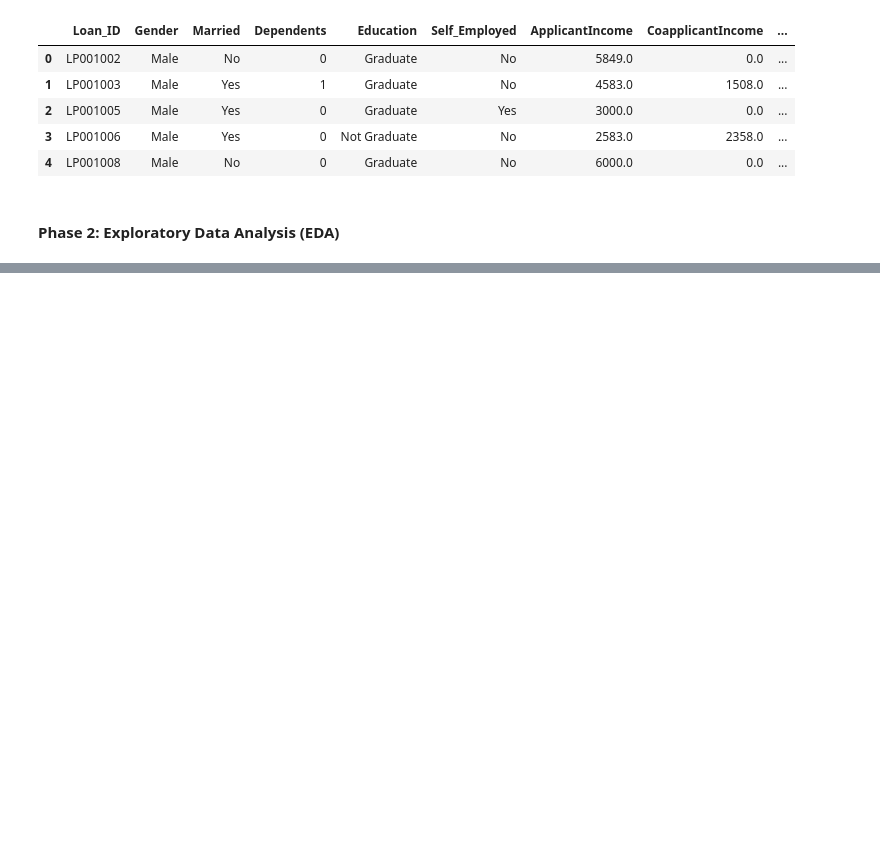
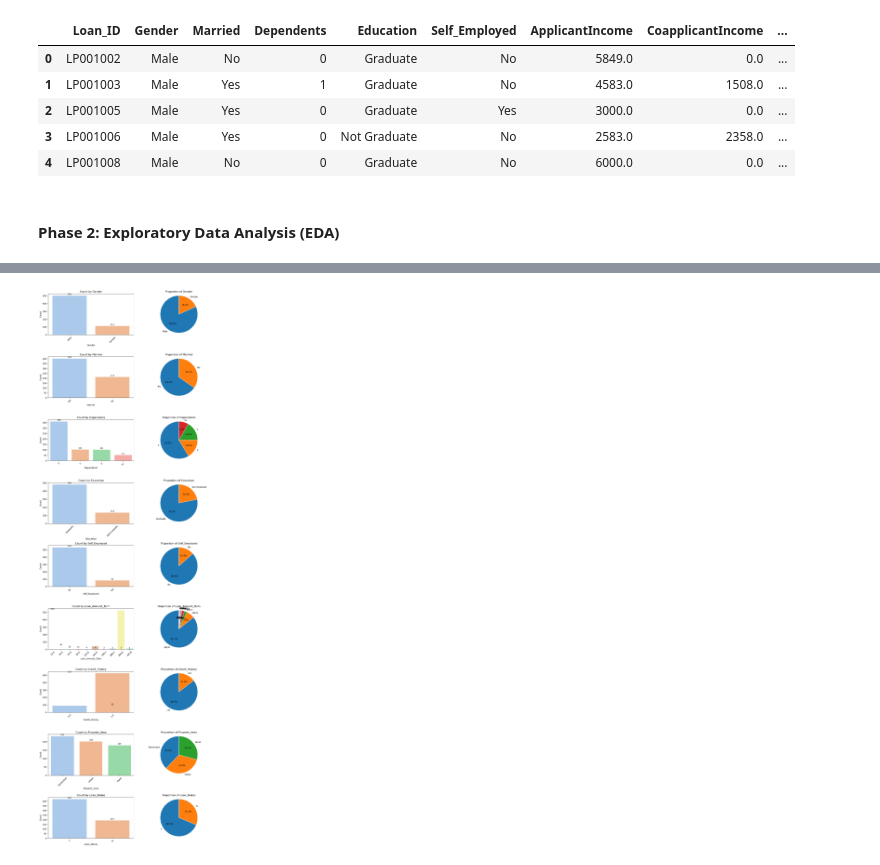
Before and after one commit to RasakOlasunkanmi/my_task, a Jupyter notebook: rasak_olasunkanmi_task25/home_loan.ipynb, the cells around one changed output, grey strips where cells are left out. Cells and saved outputs as stored; diff of their text form; code cells hidden in the pictures; blank space fills up the shorter version.

```diff
--- a/rasak_olasunkanmi_task25/home_loan.ipynb
+++ b/rasak_olasunkanmi_task25/home_loan.ipynb
@@ -407,0 +585,36 @@ df1_copy.describe()
+# %%
+cat_cols = ['Loan_ID', 'Gender', 'Married', 'Dependents', 'Education', 'Self_Employed', 'Loan_Amount_Term', 'Credit_History', 'Property_Area', 'Loan_Status']
+# %%
+# Task 2.3: Analyze categorical features (e.g., education, employment status, property area) using bar charts and pie charts.
+
+cat_to_plot = [c for c in cat_cols if c != 'Loan_ID']  # reuse existing cat_cols, skip Loan_ID
+n = len(cat_to_plot)
+fig, axes = plt.subplots(nrows=n, ncols=2, figsize=(12, 4 * n))
+
+# ensure axes is 2D for consistent indexing when n == 1
+if n == 1:
+    axes = np.array([axes])
+
+for i, col in enumerate(cat_to_plot):
+    counts = df1_copy[col].value_counts()
+    # Bar chart (left)
+    ax_bar = axes[i, 0]
+    sns.barplot(x=counts.index, y=counts.values, palette='pastel', ax=ax_bar)
+    ax_bar.set_title(f'Count by {col}')
+    ax_bar.set_xlabel(col)
+    ax_bar.set_ylabel('Count')
+    ax_bar.tick_params(axis='x', rotation=45)
+    # annotate bar values
+    for j, v in enumerate(counts.values):
+        ax_bar.text(j, v + max(counts.values) * 0.01, str(v), ha='center', va='bottom', fontsize=9)
+
+    # Pie chart (right)
+    ax_pie = axes[i, 1]
+    ax_pie.pie(counts.values, labels=counts.index, autopct='%1.1f%%', startangle=90, wedgeprops=dict(edgecolor='w'))
+    ax_pie.set_title(f'Proportion of {col}')
+    ax_pie.axis('equal')
+
+plt.tight_layout()
+plt.show()
+# %% [output]
+[figure, added]
```
Also changed, not shown: parts of 24 cells of this notebook, 1 other file.
